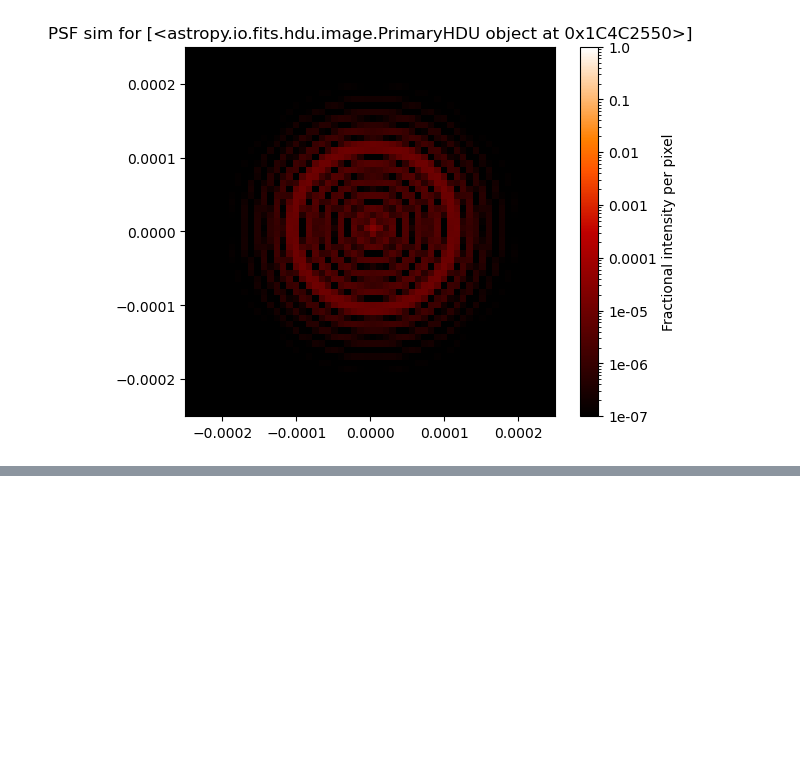
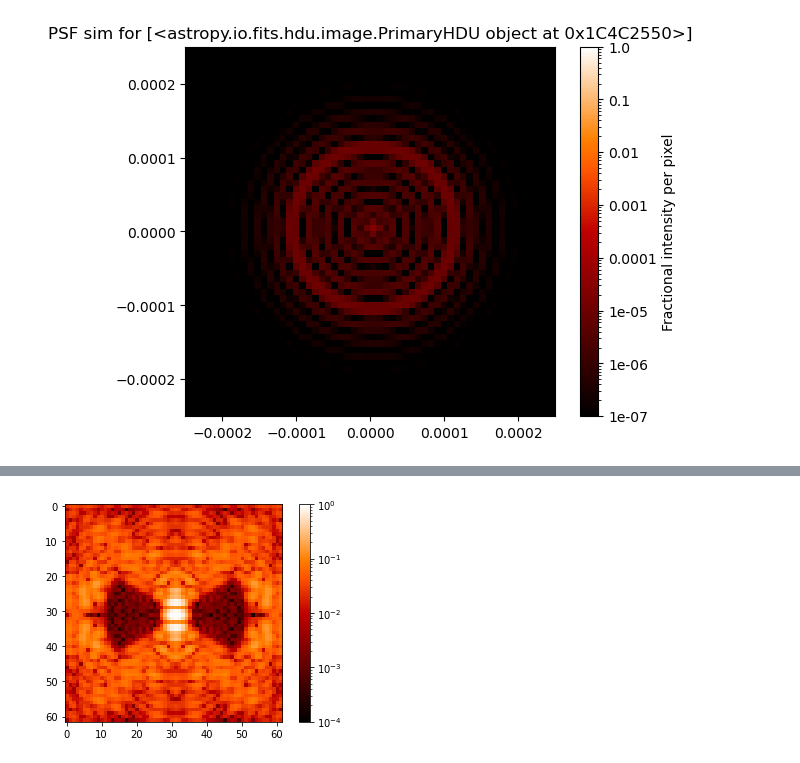
Before and after one commit to Jashcraf/comprehensive-exam, a Jupyter notebook: ComprehensiveSims.ipynb, the cells around one changed output, grey strips where cells are left out. Saved outputs shown, nothing was run; the diff lists cells and outputs as text; code cells hidden in the pictures; blank space fills up the shorter version.

```diff
--- a/ComprehensiveSims.ipynb
+++ b/ComprehensiveSims.ipynb
@@ -76,0 +94,21 @@ psf
+# %%
+import numpy as np
+from matplotlib.colors import LogNorm
+from astropy.io import fits
+pth = 'webbpsf-data-0.9.0/webbpsf-data/CGI/optics/CHARSPC_SP_256pix.fits.gz'
+spcmask = fits.getdata(pth).astype(float)
+fig = plt.figure()
+fig.set_facecolor('white')
+plt.set_cmap('gist_heat')
+cut = 31
+box = np.zeros([512,512])
+box[256-128:256+128,256-128:256+128] = spcmask
+spcmask = np.fft.fftshift(np.fft.fft2(np.fft.fftshift(box)))[256-cut:256+cut,256-cut:256+cut]/1e4
+plt.imshow(np.abs(spcmask),
+           vmin = 1e-4,
+           vmax = 1,
+           norm=LogNorm())
+plt.colorbar()
+plt.show()
+# %% [output]
+[figure, added]
```
Also changed, not shown: parts of 7 cells of this notebook.
